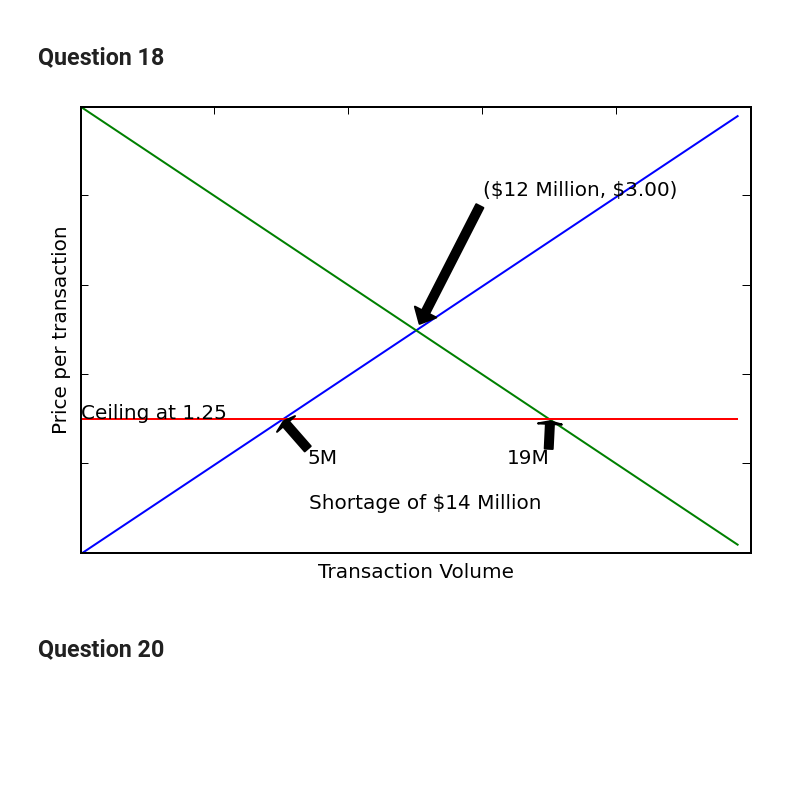
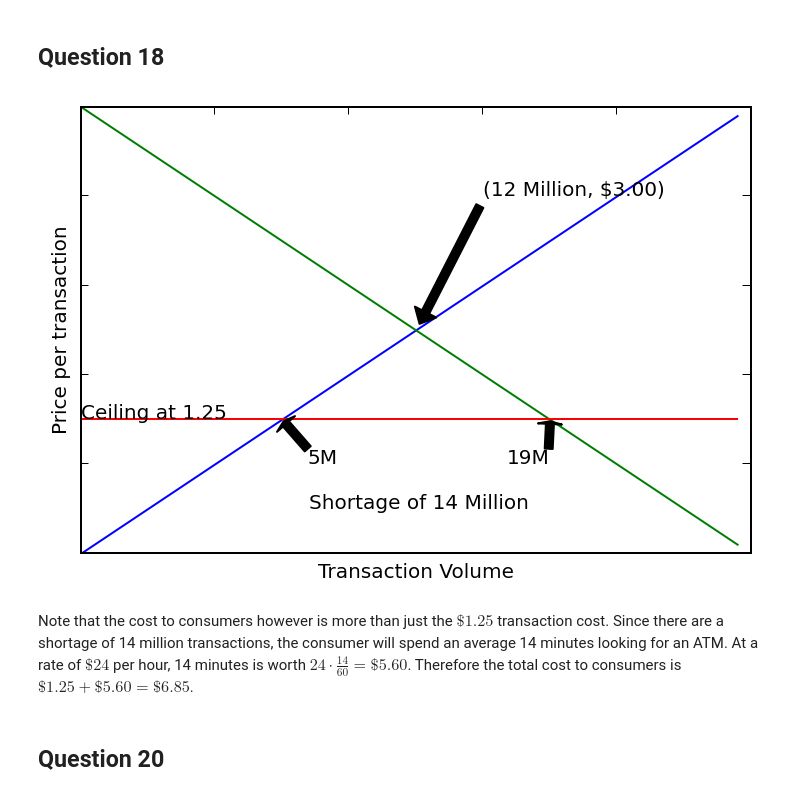
Before and after one commit to j-grana6/Notebooks, a Jupyter notebook: ch2_solutions.ipynb, the cells around one changed output. Saved outputs shown, nothing was run; the diff lists cells and outputs as text; code cells hidden in the pictures; blank space fills up the shorter version.

```diff
--- a/ch2_solutions.ipynb
+++ b/ch2_solutions.ipynb
@@ -52,21 +52,23 @@ Unit Savings = $60 - 58\frac{1}{3} = 1\frac{2}{3}\;$ or $\$1.66$
 # %%
 x= np.arange(0,5,.1)
 qd = 5-x
 qs = x
 qdp = 4-x
 plt.plot(x, qs, label='Supply')
 plt.plot(x, qd, label = 'Demand')
 plt.ylabel('Price per transaction')
 plt.xlabel('Transaction Volume')
 plt.plot(x, np.ones(len(x))*1.5)
-plt.annotate('(\$12 Million, $3.00)', xy=(2.5, 2.5), xytext=(3, 4), arrowprops=dict(facecolor='black', shrink=0.05))
+plt.annotate('(12 Million, $3.00)', xy=(2.5, 2.5), xytext=(3, 4), arrowprops=dict(facecolor='black', shrink=0.05))
 plt.text(0, 1.5, 'Ceiling at 1.25')
 plt.annotate('5M', xy=(1.5, 1.5), xytext = (1.7, 1.0),arrowprops=dict(facecolor='black', shrink=0.05))
 plt.annotate('19M', xy=(3.5, 1.5), xytext = (3.2, 1.0),arrowprops=dict(facecolor='black', shrink=0.05))
-plt.text(1.7, .5, 'Shortage of \$14 Million')
+plt.text(1.7, .5, 'Shortage of 14 Million')
 plt.tick_params(axis= 'both', bottom = 'off', labelbottom='off', labelleft='off')
 # %% [output]
-[figure, old version]
+[figure, new version]
+# %% [markdown]
+Note that the cost to consumers however is more than just the $\$ 1.25$ transaction cost.  Since there are a shortage of 14 million transactions, the consumer will spend an average 14 minutes looking for an ATM.  At a rate of $\$24$ per hour, 14 minutes is worth $24 \cdot \frac{14}{60}=\$5.60$.  Therefore the total cost to consumers is $ \$1.25 + \$5.60 =\$6.85$.
 # %% [markdown]
 ## Question 20
 # %% [markdown]
```
Also changed, not shown: parts of 1 cell of this notebook.
